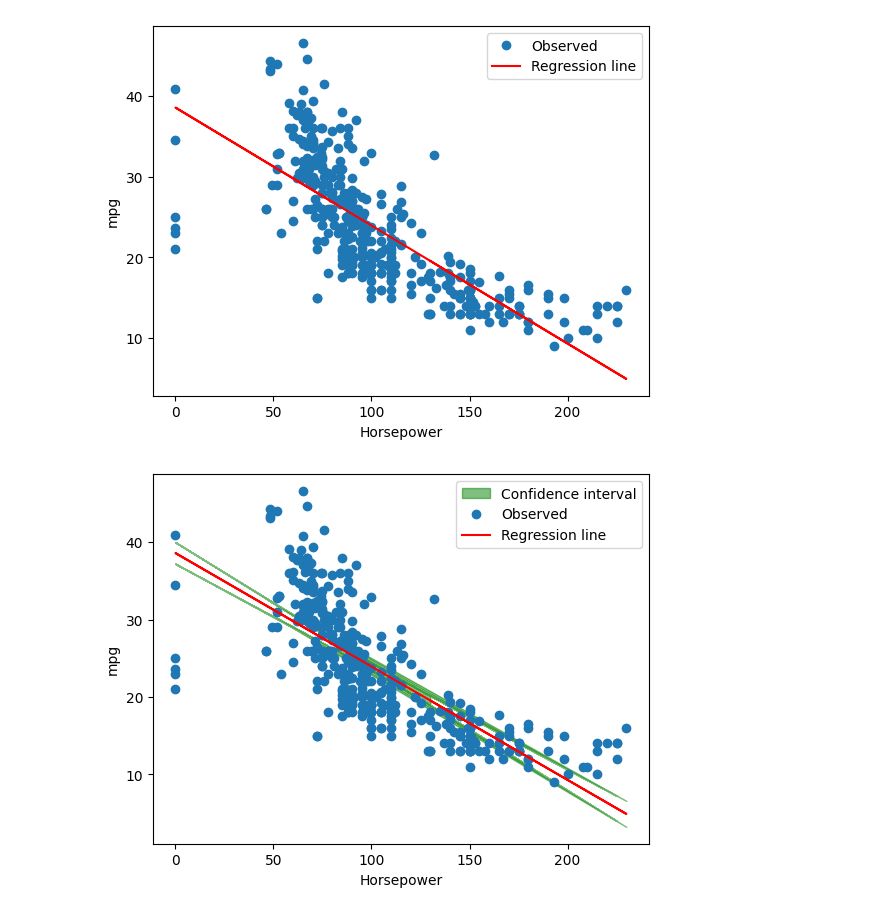
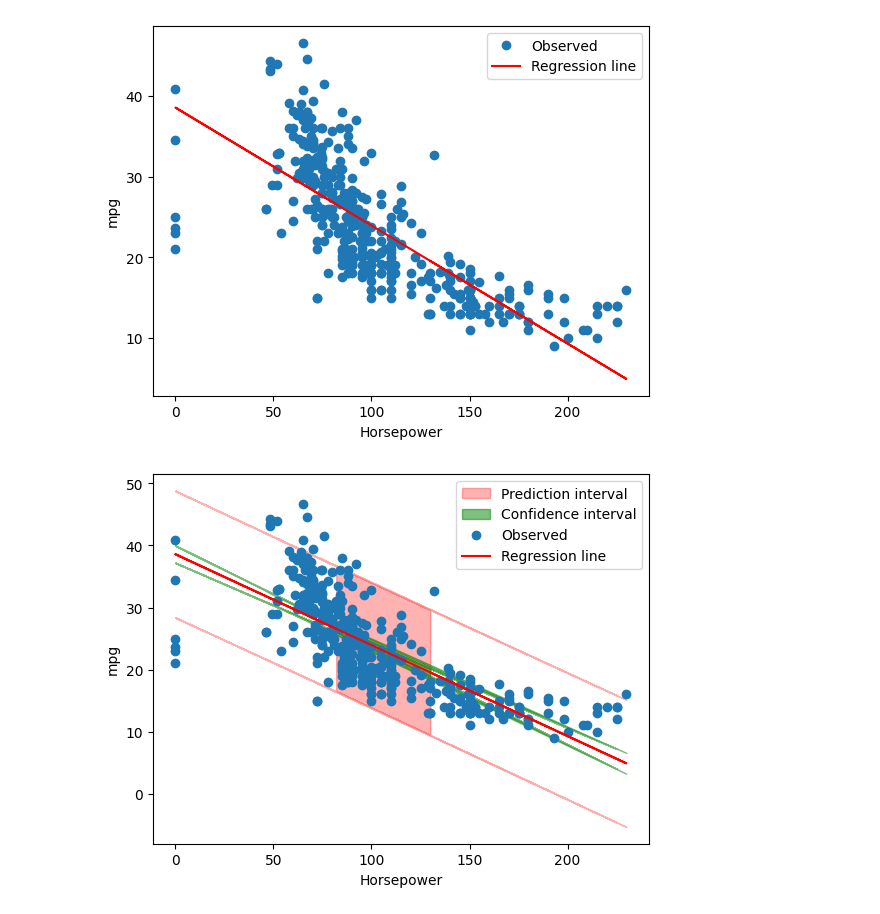
Before and after one commit to Vstreber/HW1_VivianReyTeetly, a Jupyter notebook: part2.ipynb, the cells around one changed output. Drawn from its saved outputs; the diff is of its cells as text; code cells hidden in the pictures.

Commit message:
added prediction interval to scatter plot

```diff
--- a/part2.ipynb
+++ b/part2.ipynb
@@ -74,21 +74,24 @@ plt.show()
 # %%
 import statsmodels.formula.api as smf
 
 model = smf.ols('mpg ~ horsepower', csv)
 results = model.fit()
 
 alpha = .05
 
 predictions = results.get_prediction(csv).summary_frame(alpha)
 
+plt.fill_between(csv['horsepower'], predictions['obs_ci_lower'],
+                  predictions['obs_ci_upper'], alpha=.3, label='Prediction interval',
+                  color = "red")
 plt.fill_between(csv['horsepower'], predictions['mean_ci_lower'],
                  predictions['mean_ci_upper'], alpha=.5, label='Confidence interval',
                  color = "green")
 plt.plot(X, Y, 'o', label='Observed')
 plt.plot(X, coef*X+intercept, color = "red", label='Regression line')
 plt.xlabel('Horsepower')
 plt.ylabel('mpg')
 plt.legend()
 plt.show()
 # %% [output]
-[figure, old version]
+[figure, new version]
```
